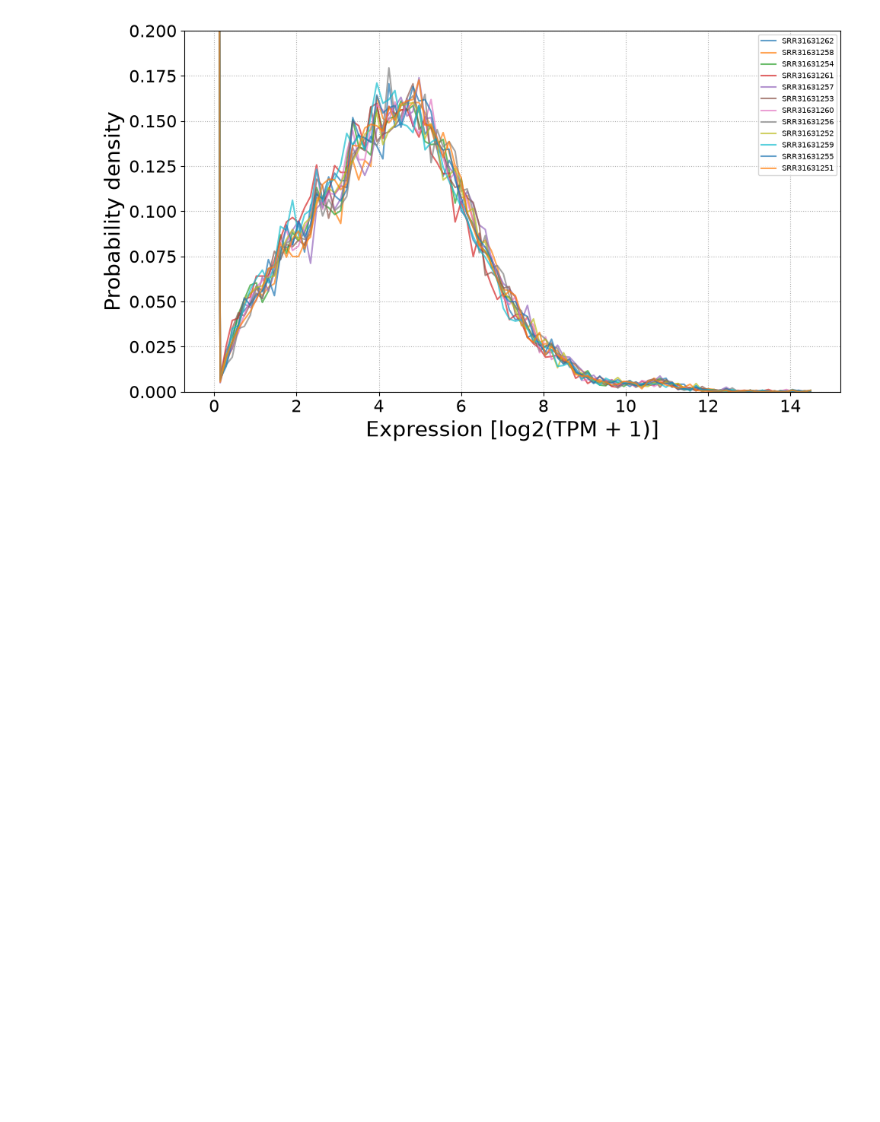
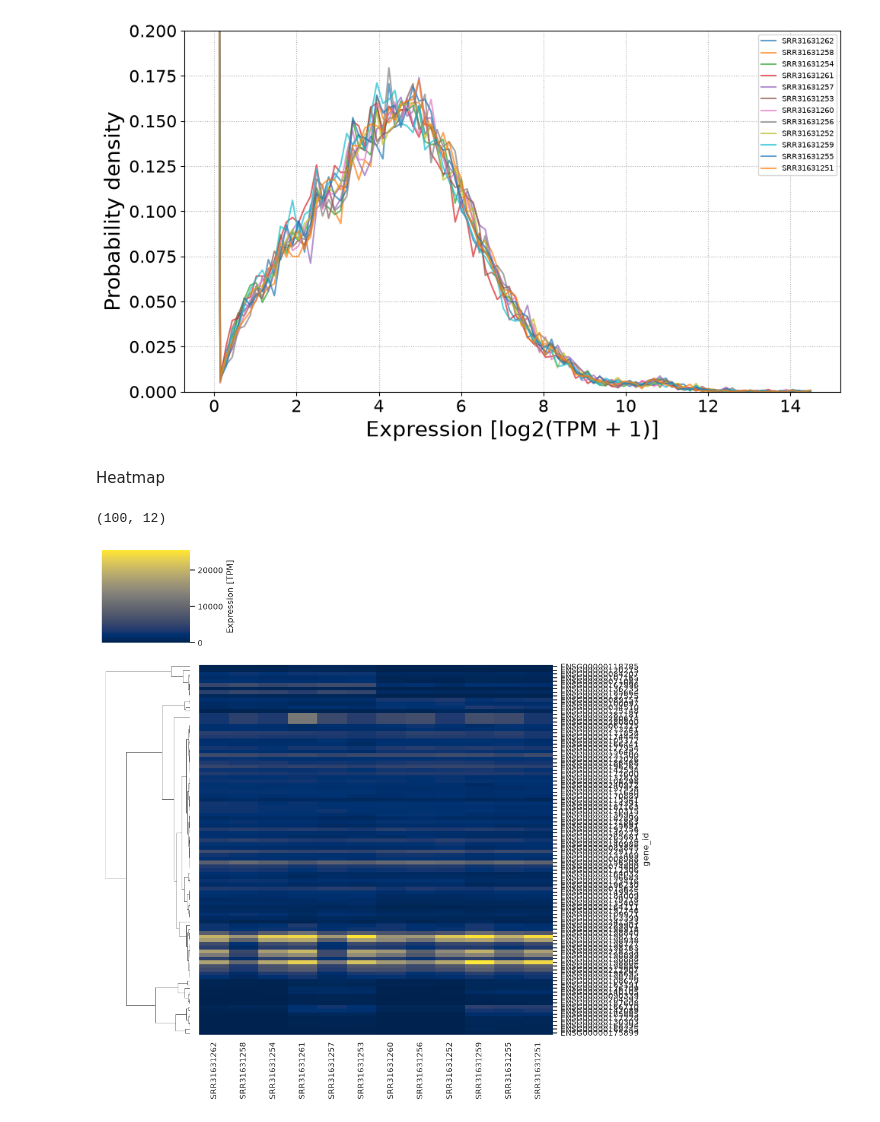
Before and after one commit to SvavaDa/GSE283655_project, a Jupyter notebook: GSE283655-simplified-data.ipynb, the cells around one changed output. Saved outputs shown, nothing was run; the diff lists cells and outputs as text; code cells hidden in the pictures; blank space fills up the shorter version.

Commit message:
Add top 100 variable gene heatmap

```diff
--- a/GSE283655-simplified-data.ipynb
+++ b/GSE283655-simplified-data.ipynb
@@ -971,3 +971,5 @@ plt.savefig(
 plt.show()
 # %% [output]
 [figure]
+# %% [markdown]
+Heatmap
@@ -973,0 +978,39 @@ plt.show()
+# %%
+heatmap_data = gene_tpm_all.set_index("gene_id")
+
+# Calculate variance for each gene across the 12 samples
+gene_variance = heatmap_data.var(axis=1)
+
+# Select the 100 most variable genes
+top_genes = gene_variance.nlargest(100).index
+
+# Keep only those genes
+heatmap_top100 = heatmap_data.loc[top_genes]
+
+print(heatmap_top100.shape)
+# %% [output]
+(100, 12)
+# %%
+linkage_method = "complete"
+distance_metric = "cosine"
+
+seaborn.set(font_scale=0.9)
+
+g = seaborn.clustermap(
+    heatmap_top100,
+    cmap="cividis",
+    col_cluster=False,
+    method=linkage_method,
+    metric=distance_metric,
+    yticklabels=True,
+    cbar_kws={"label": "Expression [TPM]"}
+)
+g.savefig(
+    "results/heatmap_top100_TPM.png",
+    dpi=300,
+    bbox_inches="tight"
+)
+
+matplotlib.pyplot.tight_layout()
+# %% [output]
+[figure, added]
```
Also changed, not shown: parts of 9 cells of this notebook.
